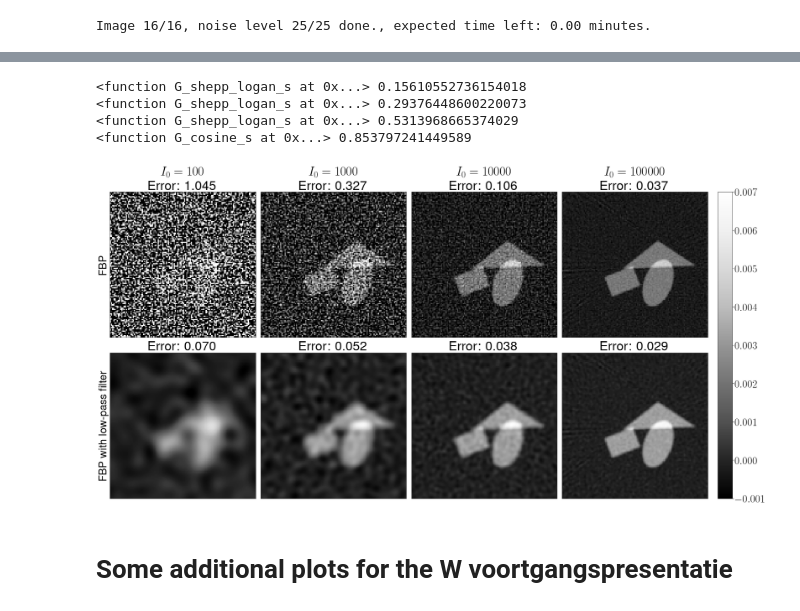
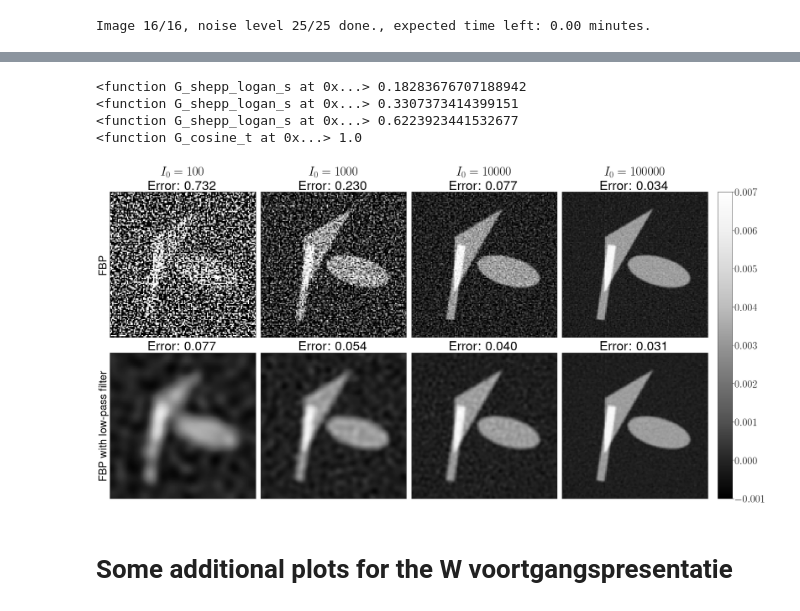
Before and after one commit to FromTheMountain/bachelorproject-code, a Jupyter notebook: Filtering noise sinograms.ipynb, the cells around one changed output, grey strips where cells are left out. Saved outputs shown, nothing was run; the diff lists cells and outputs as text; code cells hidden in the pictures.

Commit message:
better plots

```diff
--- a/Filtering noise sinograms.ipynb
+++ b/Filtering noise sinograms.ipynb
@@ -420,14 +450,14 @@ epss = npzfile['epss']
 # %% [markdown]
 # Plot the results
 # %%
-plt.rcParams.update({"text.usetex": True, "font.size": 19})
+plt.rcParams.update({"text.usetex": True, "font.size": 18})
 
 fig, axs = plt.subplots(2, 2, figsize=(14, 14))
 
 for j, ax in zip([0, 8, 16, 24], axs.flat):
     for k, (G, name, style, color) in enumerate(
             zip(G_list, name_list[1:], style_list[1:], color_list[1:])):
-        ax.errorbar(epss, error_norms[:, j, k, :].mean(axis=0),
+        ax.errorbar(epss / 2, error_norms[:, j, k, :].mean(axis=0),
                     label=name, ls=style, c=color, lw=3)
 
     # The reconstruction error for the image that is 0 everywhere
@@ -470,7 +500,7 @@ minimum_epss = epss[np.argmin(error_norms.mean(axis=0), axis=2)]
 fig, axs = plt.subplots(1, 2, figsize=(14, 7))
 
 for k, (G, name, style, color) in enumerate(zip(G_list, name_list[1:], style_list[1:], color_list[1:])):
-    axs[0].plot(I_0_list, minimum_epss[:, k], label=name, ls=style, c=color, lw=3)
+    axs[0].plot(I_0_list, minimum_epss[:, k] / 2, label=name, ls=style, c=color, lw=3)
 
 axs[0].set_xscale('log')
 axs[0].set_xlabel('$I_0$')
@@ -496,7 +526,7 @@ for j, I_0 in enumerate(I_0_list):
     lowest_error = mean_errors.min()
     best_filter = mean_errors.argmin()
     G_idx, eps_idx = np.unravel_index(best_filter, (len(G_list), len(epss)))
-    best_G, best_eps = name_list[1 + G_idx], epss[1 + eps_idx]
+    best_G, best_eps = name_list[1 + G_idx], epss[eps_idx]
     assert np.isclose(lowest_error, mean_errors[G_idx, eps_idx])
     print(f"For I_0 = {I_0:6.0f}, {best_G:15} with eps = {best_eps:0.2f} gives {lowest_error:0.3f}")
 # %% [output]
@@ -538,7 +568,7 @@ for i in range(num_images):
     img = shapes_dataset[i][0][0]
 
     # Perform the Radon Transformation
-    theta = np.linspace(0, 180, max(img.shape)//2, endpoint=False)
+    theta = np.linspace(0, 180, max(img.shape), endpoint=False)
     sinogram = radon(img, theta=theta, circle=False)
 
     for j, I_0 in enumerate(I_0_list):
@@ -569,10 +599,10 @@ for i in range(num_images):
 
         # Compute the reconstruction
         reconstruction = iradon(
-#                                 filtered_sinogram,
-                                noisy_sinogram,
+                                filtered_sinogram,
+#                                 noisy_sinogram,
                                 theta=theta,
-#                                 filter_name=None,
+                                filter_name=None,
                                 circle=False)
 
         # Compute the error
@@ -634,5 +656,12 @@ fig.add_axes?
 # %%
+from radontools import add_scan_noise
+
+from mpl_toolkits.axes_grid1 import ImageGrid
+
 plt.rcParams.update({'font.size': 30})
+
+G_list = [G_ram_lak, G_cosine_t, G_cosine_s, G_shepp_logan_t, G_shepp_logan_s]
+epss = np.logspace(np.log10(0.02), np.log10(1), 100)
 
 fig = plt.figure(figsize=(28, 14))
 grid = ImageGrid(fig, 111,          # as in plt.subplot(111)
@@ -645,17 +674,20 @@ grid = ImageGrid(fig, 111,          # as in plt.subplot(111)
                  cbar_pad=0.4,
                  )
 
-shape_image = shape_dataset[41][0][0]
+shape_image = shape_dataset[62][0][0]
 # Perform the Radon Transformation
-theta = np.linspace(0, 180, max(shape_image.shape)//2, endpoint=False)
+theta = np.linspace(0, 180, max(shape_image.shape), endpoint=False)
 sinogram = radon(shape_image, theta=theta, circle=False)
+
+vmin, vmax = -0.001, 0.007
 
 for j, ax0, ax1 in zip([0, 8, 16, 24], grid[:4], grid[4:]):
     I_0 = I_0_list[j]
     mean_errors = error_norms[:, j, :, :].mean(axis=0)
     best_filter = mean_errors.argmin()
+
     G_idx, eps_idx = np.unravel_index(best_filter, (len(G_list), len(epss)))
-    G, eps = G_list[G_idx], epss[1 + eps_idx]
+    G, eps = G_list[G_idx], epss[eps_idx]
     print(G, eps)
 
     # The next step depends on only the image and I_0.
@@ -664,12 +696,11 @@ for j, ax0, ax1 in zip([0, 8, 16, 24], grid[:4], grid[4:]):
     noisy_sinogram = add_sinogram_noise(sinogram, I_0=I_0)
 
     # Calculate the regular FBP reconstruction
-    fbp_reconstruction = iradon(noisy_sinogram, theta=theta,
-                                circle=False)
+    fbp_reconstruction = add_scan_noise(shape_image, I_0=I_0)
 
     fbp_error_norm = np.linalg.norm(fbp_reconstruction - shape_image)
 
-    pltimg = ax0.imshow(fbp_reconstruction, cmap=plt.cm.Greys_r, vmin=-0.001, vmax=0.01)
+    pltimg = ax0.imshow(fbp_reconstruction, cmap=plt.cm.Greys_r, vmin=vmin, vmax=vmax)
 
     ax0.set_title(f"Error: {fbp_error_norm:0.3f}")
     ax0.set_xticks([])
@@ -695,39 +726,39 @@ for j, ax0, ax1 in zip([0, 8, 16, 24], grid[:4], grid[4:]):
             G(2 * np.fft.fftfreq(sinogram.shape[0]), eps)
 
     # Back to the sensor domain
     filtered_sinogram = np.fft.ifft(filtered_transformed_sinogram, axis=0)
     assert np.isclose(filtered_sinogram.imag, 0).all()
     filtered_sinogram = filtered_sinogram.real
 
     # Compute the reconstruction
     reconstruction = iradon(filtered_sinogram, theta=theta,
                             filter_name=None, circle=False)
 
     # Compute the error
     error_norm = np.linalg.norm(reconstruction - shape_image)
 
     pltimg = ax1.imshow(reconstruction,
                         cmap=plt.cm.Greys_r,
-                        vmin=-0.001, vmax=0.007)
+                        vmin=vmin, vmax=vmax)
 
     ax1.set_title(f"Error: {error_norm:0.3f}")
     ax1.set_xticks([])
     ax1.set_yticks([])
 
     if j == 0:
         ax1.set_ylabel('FBP with low-pass filter')
 
 ax0.cax.colorbar(pltimg)
 ax0.cax.toggle_label(True)
 plt.tight_layout()
 
 plt.savefig('fbp-and-lowpass-reconstructions.png')
 # %% [output]
-<function G_shepp_logan_s at 0x...> 0.15610552736154018
-<function G_shepp_logan_s at 0x...> 0.29376448600220073
-<function G_shepp_logan_s at 0x...> 0.5313968665374029
-<function G_cosine_s at 0x...> 0.853797241449589
+<function G_shepp_logan_s at 0x...> 0.18283676707188942
+<function G_shepp_logan_s at 0x...> 0.3307373414399151
+<function G_shepp_logan_s at 0x...> 0.6223923441532677
+<function G_cosine_t at 0x...> 1.0
-[figure, old version]
+[figure, new version]
 # %% [markdown]
 # Some additional plots for the W voortgangspresentatie
 # %%
```
Also changed, not shown: parts of 26 cells of this notebook, 1 other file.
